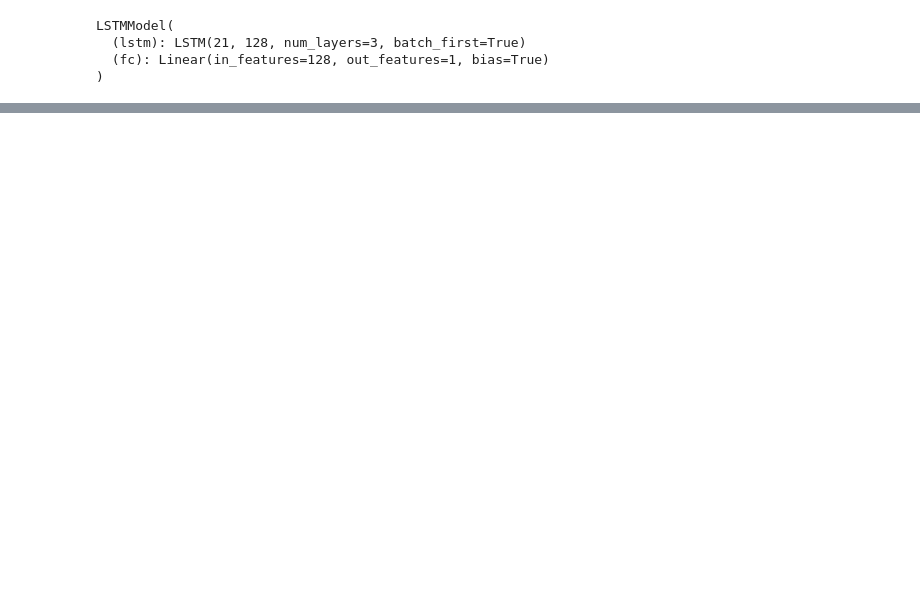
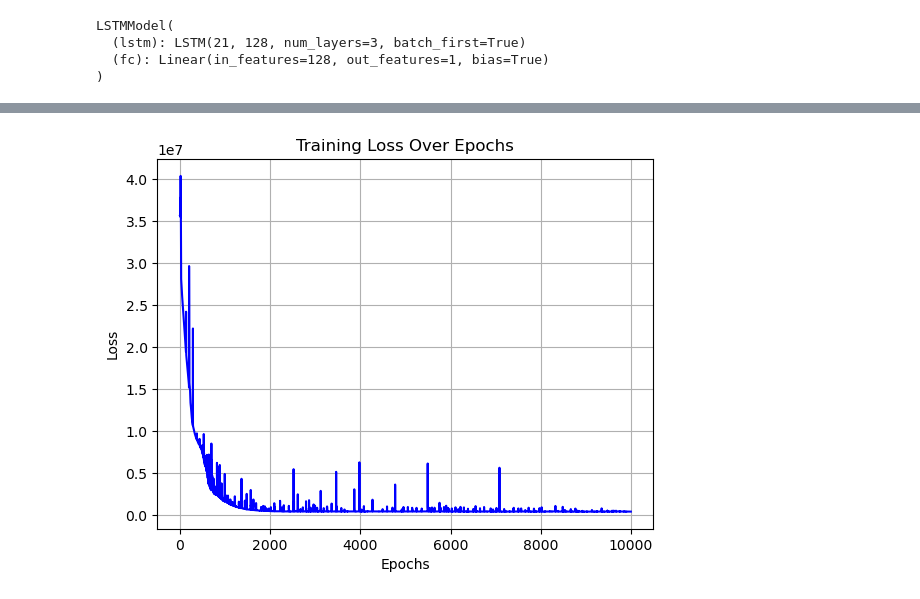
Before and after one commit to jiarui0000/COMS6998, a Jupyter notebook: sentiment_analysis/lstm_estimation.ipynb, the cells around one changed output, grey strips where cells are left out. Cells and saved outputs as stored; diff of their text form; code cells hidden in the pictures; blank space fills up the shorter version.

```diff
--- a/sentiment_analysis/lstm_estimation.ipynb
+++ b/sentiment_analysis/lstm_estimation.ipynb
@@ -120,5 +171,5 @@ def train_model(loader, model, optimizer, criterion, epochs):
 # %%
 criterion = nn.MSELoss()
 optimizer = torch.optim.Adam(lstm_model.parameters(), lr=1e-3)
-train_model(train_loader, lstm_model, optimizer, criterion, epochs=1000)
+train_model(train_loader, lstm_model, optimizer, criterion, epochs=10000)
 # %% [output]
@@ -135,3 +186,4 @@ Epoch 1000, Average Loss: 202465293.94800627
+[figure, added]
 # %%
 for data, labels in train_loader:
     train_predictions = generate_predictions(data.view(-1, 21), lstm_model)
```
Also changed, not shown: parts of 7 cells of this notebook.
